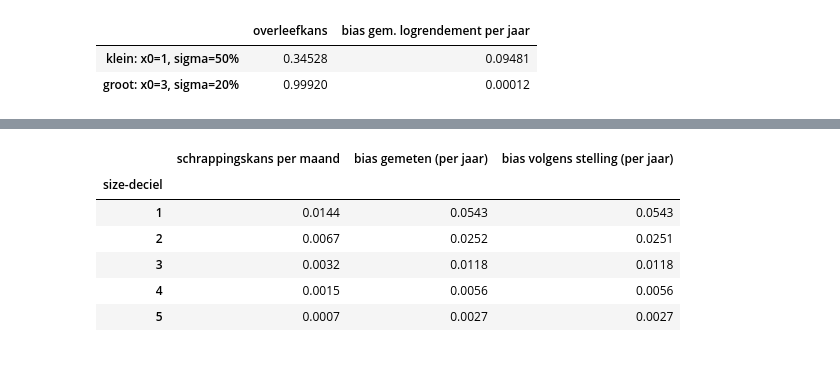
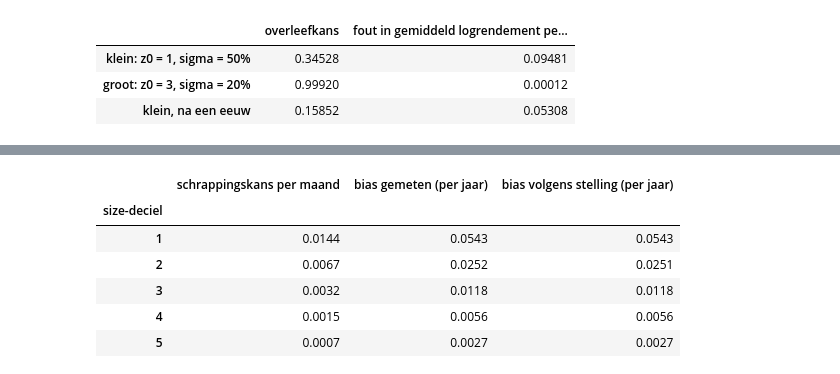
Before and after one commit to MaartenN14/history-asset-pricing, a Jupyter notebook: lectures/02_05_crsp_tape.ipynb, the cells around one changed output, grey strips where cells are left out. Cells and saved outputs as stored; diff of their text form; code cells hidden in the pictures.

```diff
--- a/lectures/02_05_crsp_tape.ipynb
+++ b/lectures/02_05_crsp_tape.ipynb
@@ -409,16 +362,17 @@ procentpunt.
 # %%
 def survivor_bias(x0, sigma, horizon):
     """Survival probability and survivors' mean log return per year (driftless, barrier at 0)."""
     p_survive = 2 * stats.norm.cdf(x0 / (sigma * np.sqrt(horizon))) - 1
     return p_survive, x0 / horizon * (1 / p_survive - 1)
 
 
 pd.DataFrame(
-    [survivor_bias(1.0, 0.50, 20), survivor_bias(3.0, 0.20, 20)],
-    index=["klein: x0=1, sigma=50%", "groot: x0=3, sigma=20%"],
-    columns=["overleefkans", "bias gem. logrendement per jaar"],
+    [survivor_bias(1.0, 0.50, 20), survivor_bias(3.0, 0.20, 20), survivor_bias(1.0, 0.50, 100)],
+    index=["klein: z0 = 1, sigma = 50%", "groot: z0 = 3, sigma = 20%", "klein, na een eeuw"],
+    columns=["overleefkans", "fout in gemiddeld logrendement per jaar"],
 ).round(5)
 # %% [output]
-|  | overleefkans | bias gem. logrendement per jaar |
-| klein: x0=1, sigma=50% | 0.34528 | 0.09481 |
-| groot: x0=3, sigma=20% | 0.99920 | 0.00012 |
+|  | overleefkans | fout in gemiddeld logrendement pe... |
+| klein: z0 = 1, sigma = 50% | 0.34528 | 0.09481 |
+| groot: z0 = 3, sigma = 20% | 0.99920 | 0.00012 |
+| klein, na een eeuw | 0.15852 | 0.05308 |
```
Also changed, not shown: parts of 53 cells of this notebook, 5 other files.
